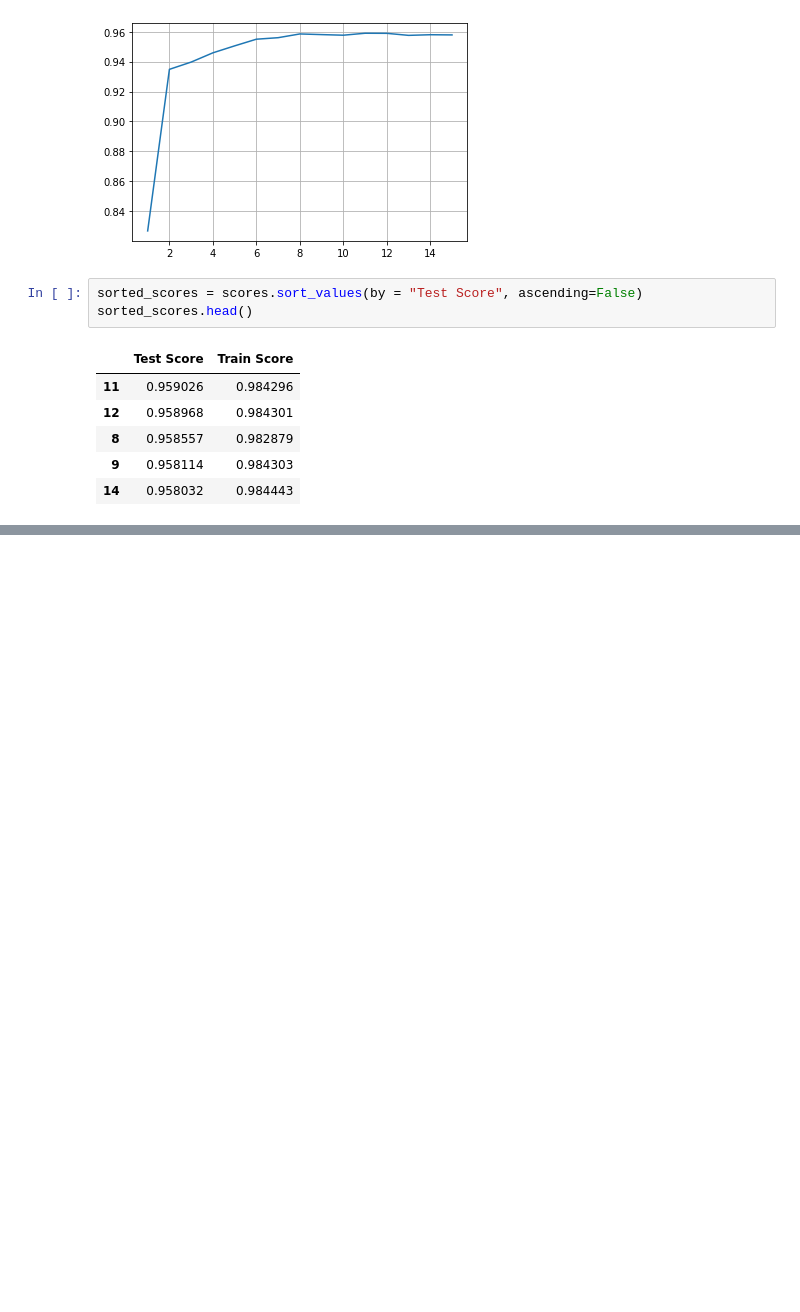
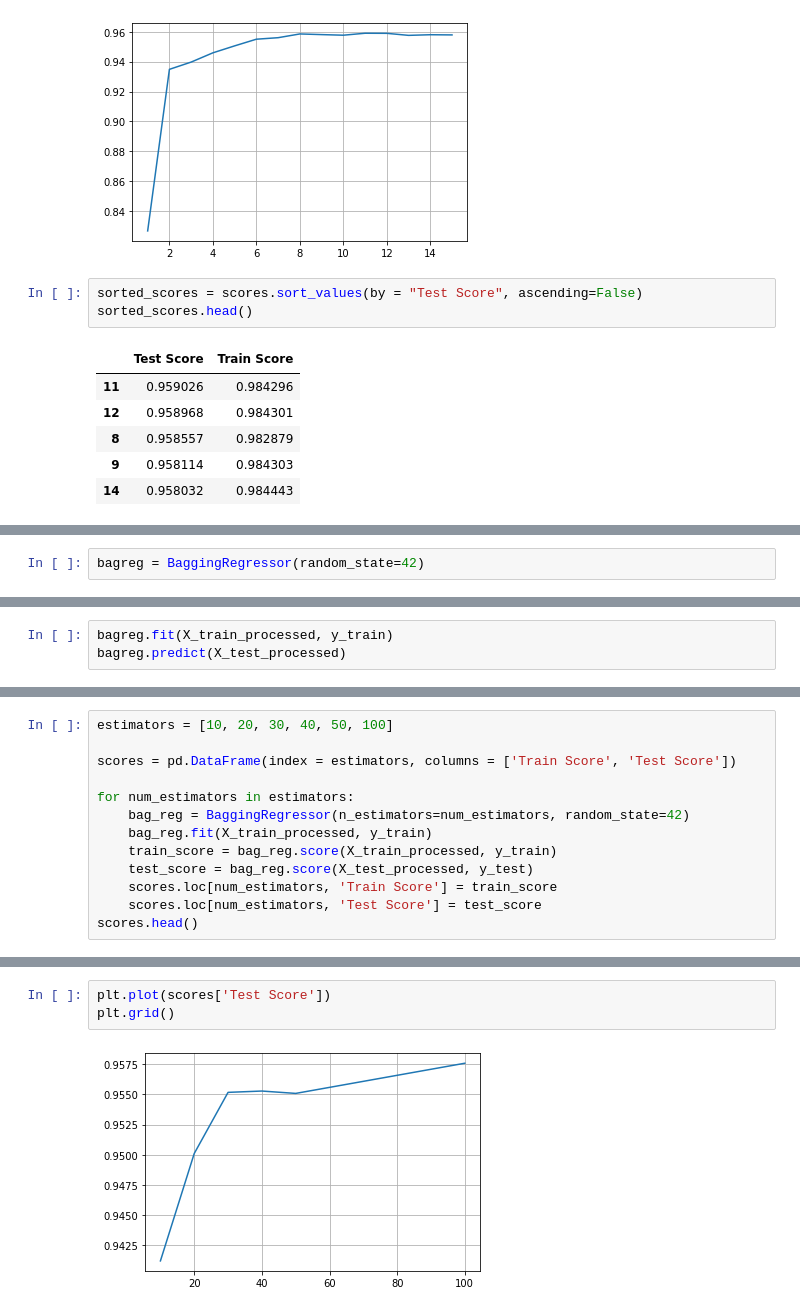
Before and after one commit to nathandhawale/Car-Price-Prediction, a Jupyter notebook: carprice.ipynb, the cells around one changed output, grey strips where cells are left out. Drawn from its saved outputs; the diff is of its cells as text; blank space fills up the shorter version.

Commit message:
Bagging Regression

```diff
--- a/carprice.ipynb
+++ b/carprice.ipynb
@@ -393,0 +391,2 @@ sorted_scores2.head()
+# %%
+bagreg = BaggingRegressor(random_state=42)
@@ -393,0 +407,3 @@ sorted_scores2.head()
+# %%
+bagreg.fit(X_train_processed, y_train)
+bagreg.predict(X_test_processed)
@@ -393,0 +426,13 @@ sorted_scores2.head()
+# %%
+estimators = [10, 20, 30, 40, 50, 100]
+
+scores = pd.DataFrame(index = estimators, columns = ['Train Score', 'Test Score'])
+
+for num_estimators in estimators:
+    bag_reg = BaggingRegressor(n_estimators=num_estimators, random_state=42)
+    bag_reg.fit(X_train_processed, y_train)
+    train_score = bag_reg.score(X_train_processed, y_train)
+    test_score = bag_reg.score(X_test_processed, y_test)
+    scores.loc[num_estimators, 'Train Score'] = train_score
+    scores.loc[num_estimators, 'Test Score'] = test_score
+scores.head()
@@ -393,0 +457,5 @@ sorted_scores2.head()
+# %%
+plt.plot(scores['Test Score'])
+plt.grid()
+# %% [output]
+[figure, added]
```
Also changed, not shown: parts of 10 cells of this notebook.
